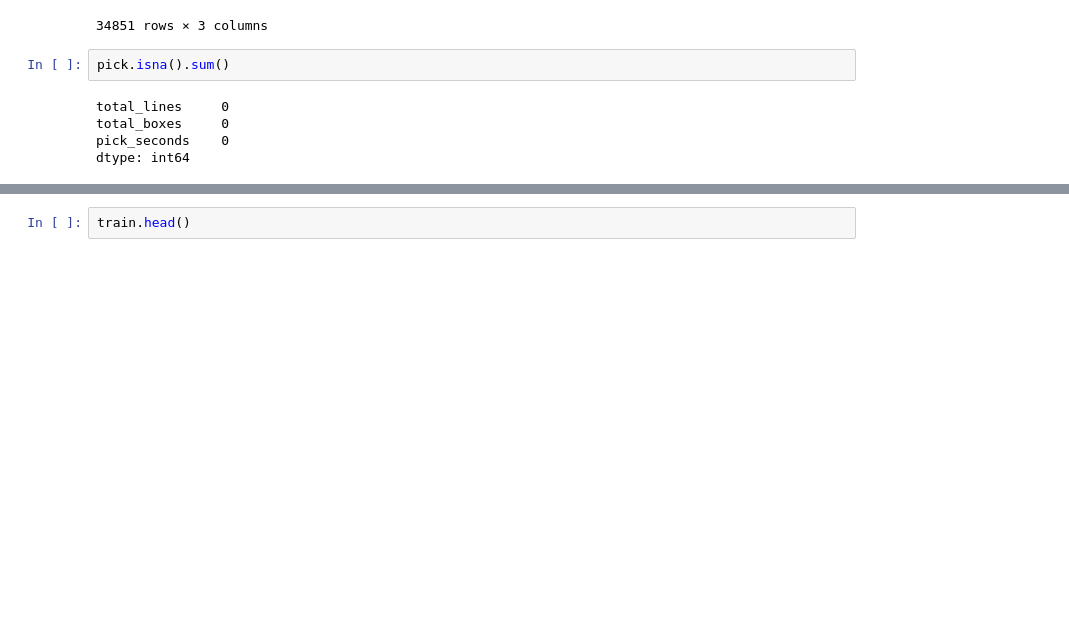
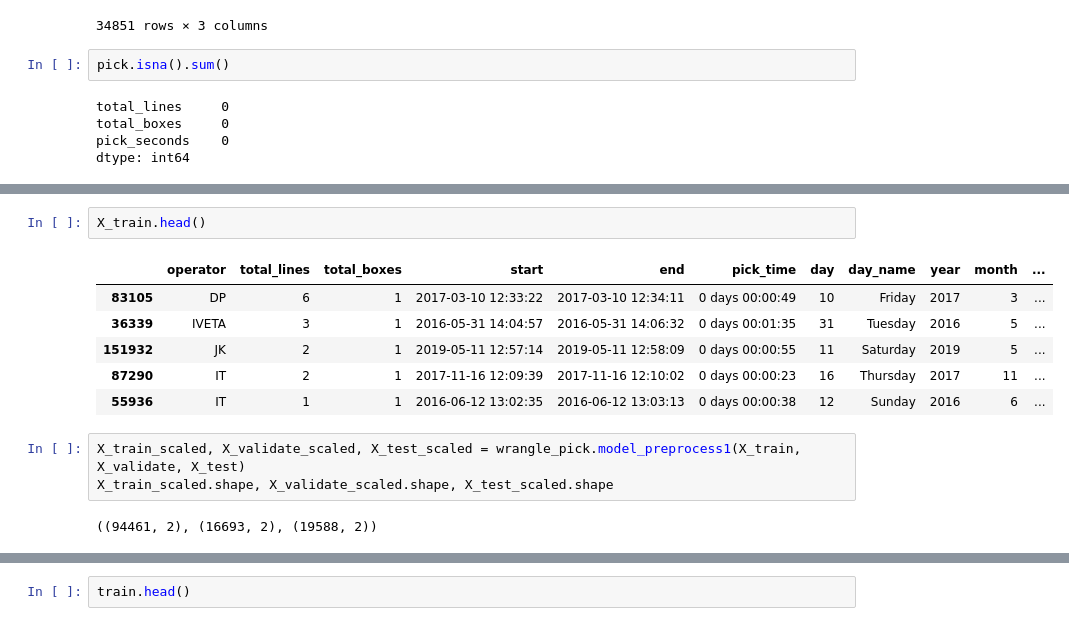
Before and after one commit to RyvynYoung/Supply_Chain, a Jupyter notebook: mvp.ipynb, the cells around one changed output, grey strips where cells are left out. Saved outputs shown, nothing was run; the diff lists cells and outputs as text; blank space fills up the shorter version.

Commit message:
modeling completed

```diff
--- a/mvp.ipynb
+++ b/mvp.ipynb
@@ -800,0 +860,14 @@ dtype: int64
+# %%
+X_train.head()
+# %% [output]
+|  | operator | total_lines | total_boxes | start | end | pick_time | day | day_name | year | month | ... |
+| 83105 | DP | 6 | 1 | 2017-03-10 12:33:22 | 2017-03-10 12:34:11 | 0 days 00:00:49 | 10 | Friday | 2017 | 3 | ... |
+| 36339 | IVETA | 3 | 1 | 2016-05-31 14:04:57 | 2016-05-31 14:06:32 | 0 days 00:01:35 | 31 | Tuesday | 2016 | 5 | ... |
+| 151932 | JK | 2 | 1 | 2019-05-11 12:57:14 | 2019-05-11 12:58:09 | 0 days 00:00:55 | 11 | Saturday | 2019 | 5 | ... |
+| 87290 | IT | 2 | 1 | 2017-11-16 12:09:39 | 2017-11-16 12:10:02 | 0 days 00:00:23 | 16 | Thursday | 2017 | 11 | ... |
+| 55936 | IT | 1 | 1 | 2016-06-12 13:02:35 | 2016-06-12 13:03:13 | 0 days 00:00:38 | 12 | Sunday | 2016 | 6 | ... |
+# %%
+X_train_scaled, X_validate_scaled, X_test_scaled = wrangle_pick.model_preprocess1(X_train, X_validate, X_test)
+X_train_scaled.shape, X_validate_scaled.shape, X_test_scaled.shape
+# %% [output]
+((94461, 2), (16693, 2), (19588, 2))
```
Also changed, not shown: parts of 31 cells of this notebook.
